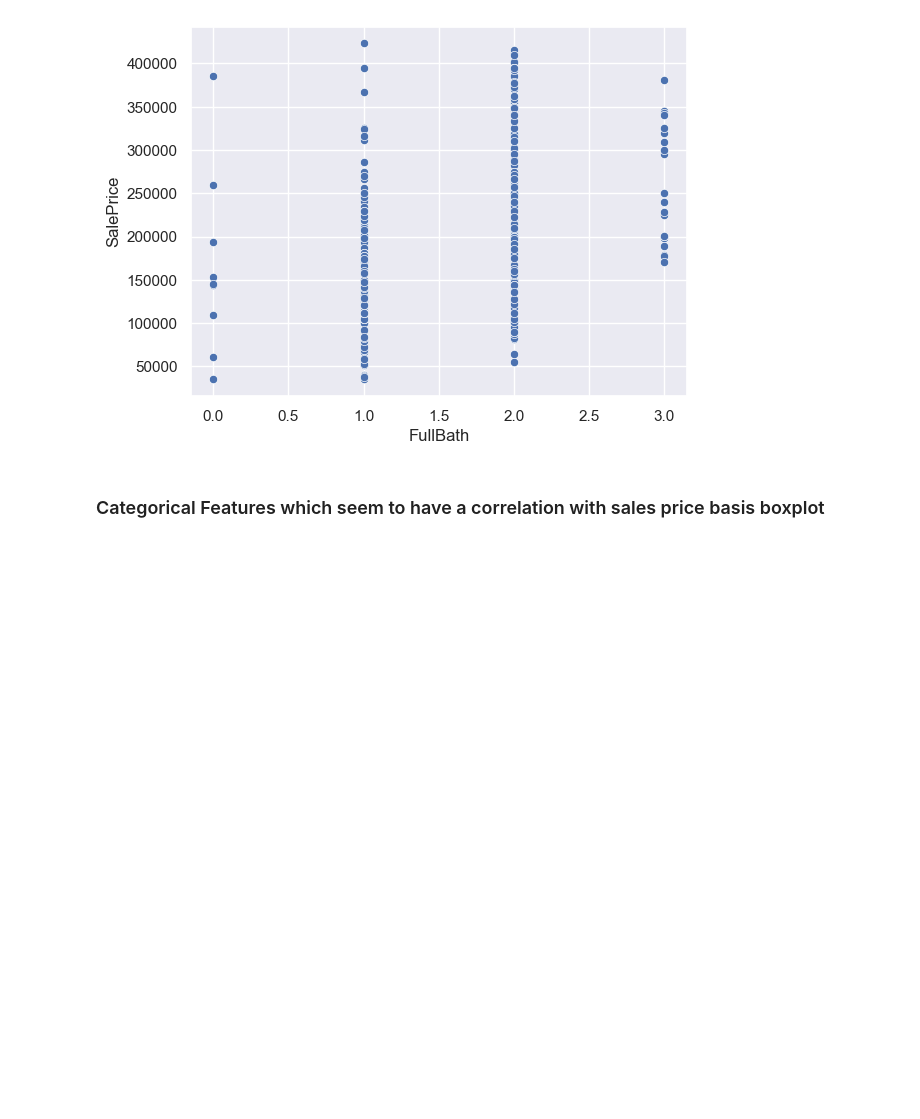
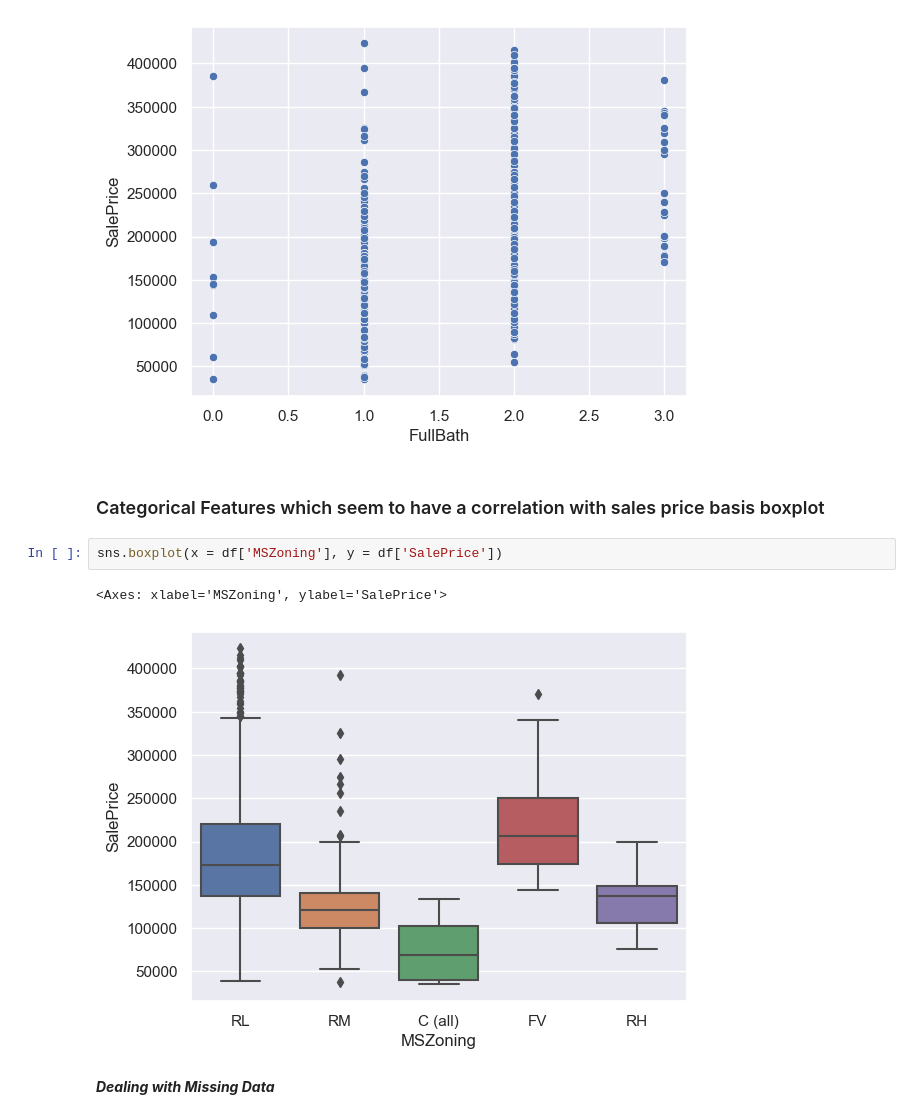
Before and after one commit to adityasngh/Kaggle-House-Prices-Regression, a Jupyter notebook: Kaggle_House_Prices_Regression.ipynb, the cells around one changed output. Saved outputs shown, nothing was run; the diff lists cells and outputs as text; blank space fills up the shorter version.

```diff
--- a/Kaggle_House_Prices_Regression.ipynb
+++ b/Kaggle_House_Prices_Regression.ipynb
@@ -148,3 +148,10 @@ sns.scatterplot(x = df['FullBath'], y = df['SalePrice'])
 [figure]
 # %% [markdown]
 ### Categorical Features which seem to have a correlation with sales price basis boxplot
+# %%
+sns.boxplot(x = df['MSZoning'], y = df['SalePrice'])
+# %% [output]
+<Axes: xlabel='MSZoning', ylabel='SalePrice'>
+[figure, added]
+# %% [markdown]
+***Dealing with Missing Data***
```
Also changed, not shown: parts of 10 cells of this notebook.
